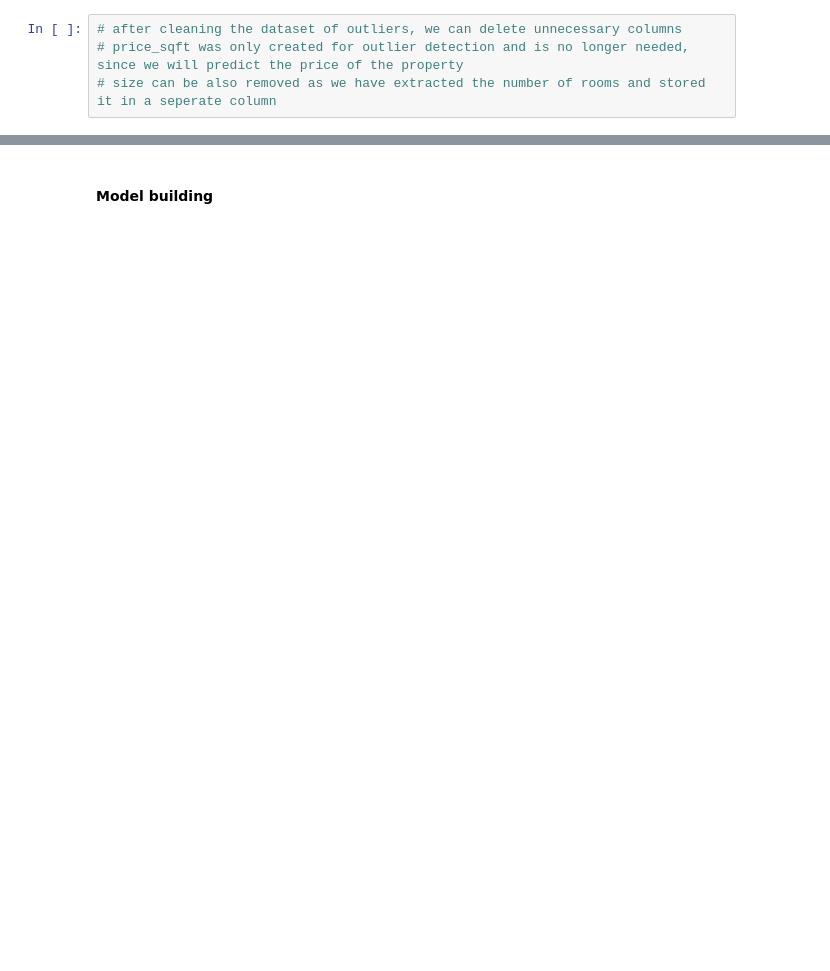
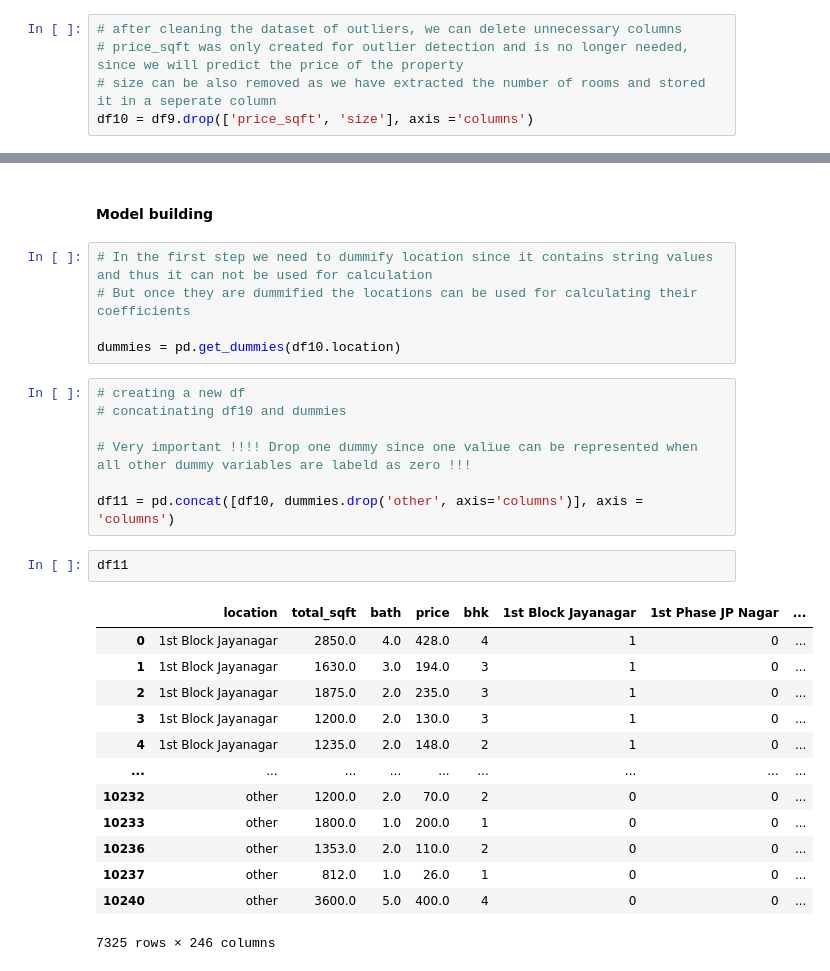
Before and after one commit to wihe96/data_portfolio, a Jupyter notebook: House_price_prediction_Bengaluru_India.ipynb, the cells around one changed output, grey strips where cells are left out. Drawn from its saved outputs; the diff is of its cells as text; blank space fills up the shorter version.

```diff
--- a/House_price_prediction_Bengaluru_India.ipynb
+++ b/House_price_prediction_Bengaluru_India.ipynb
@@ -440,3 +440,4 @@ df8.shape
 # after cleaning the dataset of outliers, we can delete unnecessary columns
 # price_sqft was only created for outlier detection and is no longer needed, since we will predict the price of the property
 # size can be also removed as we have extracted the number of rooms and stored it in a seperate column
+df10 = df9.drop(['price_sqft', 'size'], axis ='columns')
@@ -443,2 +453,30 @@ df8.shape
 # %% [markdown]
 #### Model building
+# %%
+# In the first step we need to dummify location since it contains string values and thus it can not be used for calculation
+# But once they are dummified the locations can be used for calculating their coefficients
+
+dummies = pd.get_dummies(df10.location)
+# %%
+# creating a new df
+# concatinating df10 and dummies
+
+# Very important !!!! Drop one dummy since one valiue can be represented when all other dummy variables are labeld as zero !!!
+
+df11 = pd.concat([df10, dummies.drop('other', axis='columns')], axis = 'columns')
+# %%
+df11
+# %% [output]
+|  | location | total_sqft | bath | price | bhk | 1st Block Jayanagar | 1st Phase JP Nagar | ... |
+| 0 | 1st Block Jayanagar | 2850.0 | 4.0 | 428.0 | 4 | 1 | 0 | ... |
+| 1 | 1st Block Jayanagar | 1630.0 | 3.0 | 194.0 | 3 | 1 | 0 | ... |
+| 2 | 1st Block Jayanagar | 1875.0 | 2.0 | 235.0 | 3 | 1 | 0 | ... |
+| 3 | 1st Block Jayanagar | 1200.0 | 2.0 | 130.0 | 3 | 1 | 0 | ... |
+| 4 | 1st Block Jayanagar | 1235.0 | 2.0 | 148.0 | 2 | 1 | 0 | ... |
+| ... | ... | ... | ... | ... | ... | ... | ... | ... |
+| 10232 | other | 1200.0 | 2.0 | 70.0 | 2 | 0 | 0 | ... |
+| 10233 | other | 1800.0 | 1.0 | 200.0 | 1 | 0 | 0 | ... |
+| 10236 | other | 1353.0 | 2.0 | 110.0 | 2 | 0 | 0 | ... |
+| 10237 | other | 812.0 | 1.0 | 26.0 | 1 | 0 | 0 | ... |
+| 10240 | other | 3600.0 | 5.0 | 400.0 | 4 | 0 | 0 | ... |
+7325 rows × 246 columns
```
Also changed, not shown: parts of 6 cells of this notebook.
